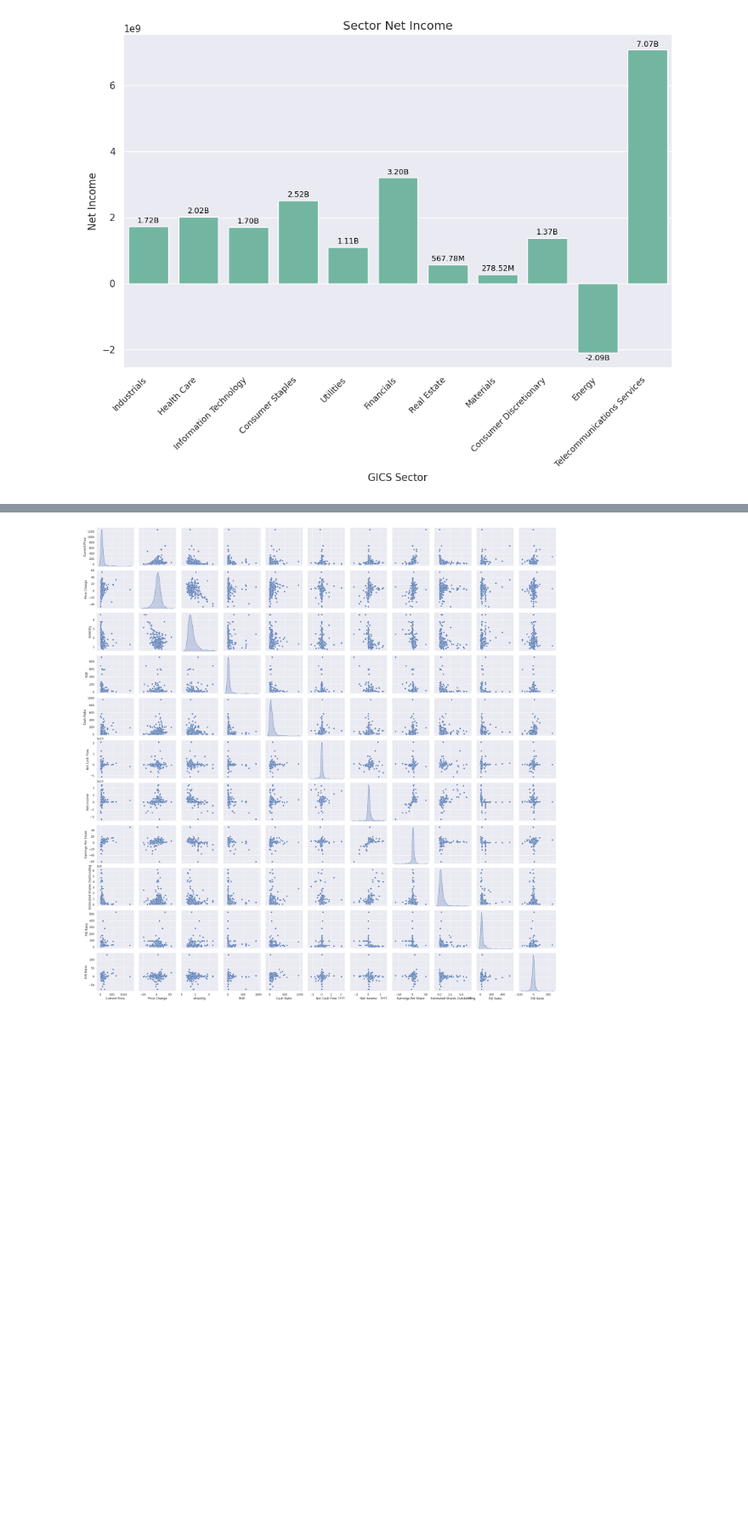
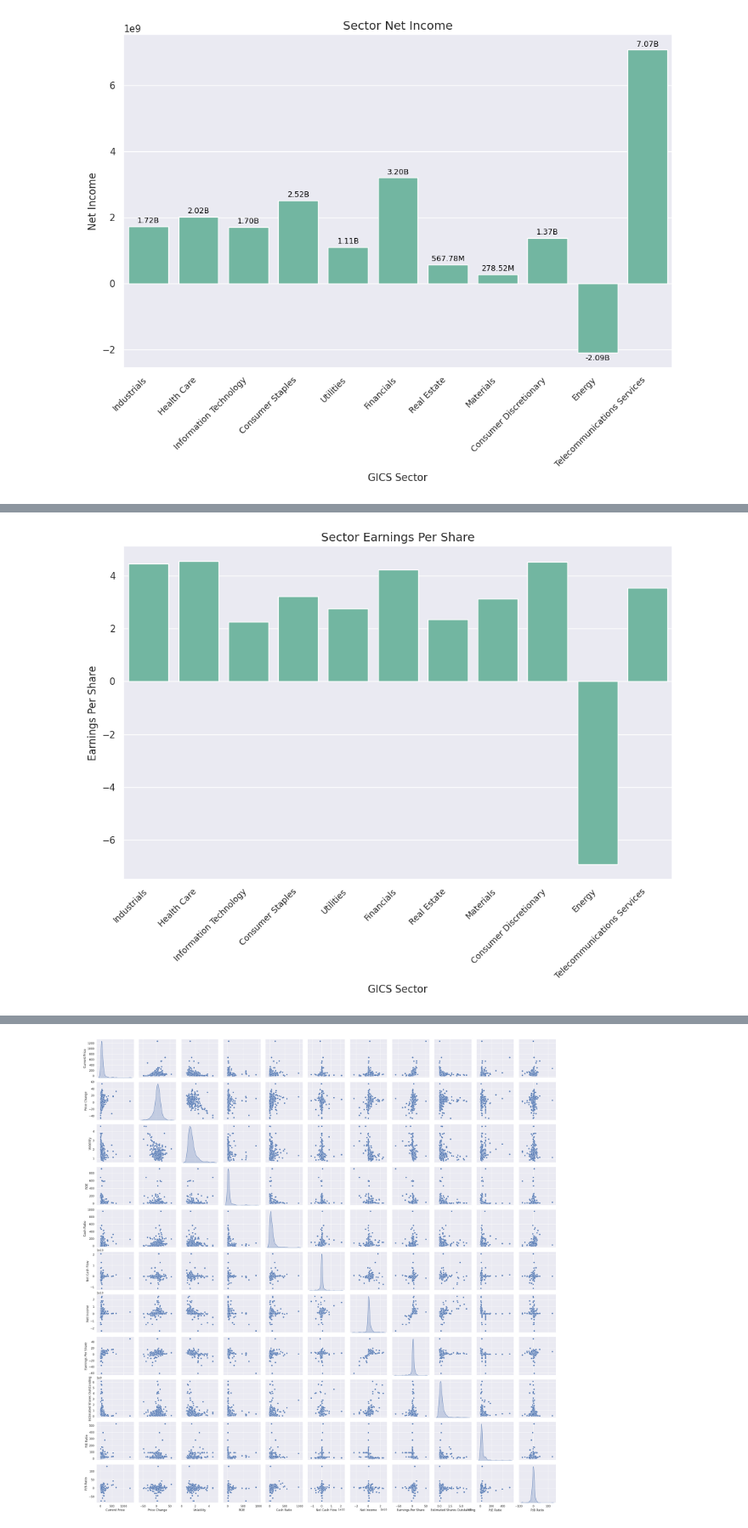
Before and after one commit to Rajesh2015/Trade-Ahead-Prediction, a Jupyter notebook: trade-ahead-solution.ipynb, the cells around one changed output, grey strips where cells are left out. Shown at 85% size. Saved outputs shown, nothing was run; the diff lists cells and outputs as text; code cells hidden in the pictures; blank space fills up the shorter version.

```diff
--- a/trade-ahead-solution.ipynb
+++ b/trade-ahead-solution.ipynb
@@ -1010,0 +1028,4 @@ plot_barplot_with_correct_annotations(data=trade_ahead_df, x='GICS Sector', y='N
+# %%
+plot_barplot_with_correct_annotations(data=trade_ahead_df, x='GICS Sector', y='Earnings Per Share',title='Sector Earnings Per Share',color=colors[0],figsize=(10,8))
+# %% [output]
+[figure, added]
```
Also changed, not shown: parts of 4 cells of this notebook.
